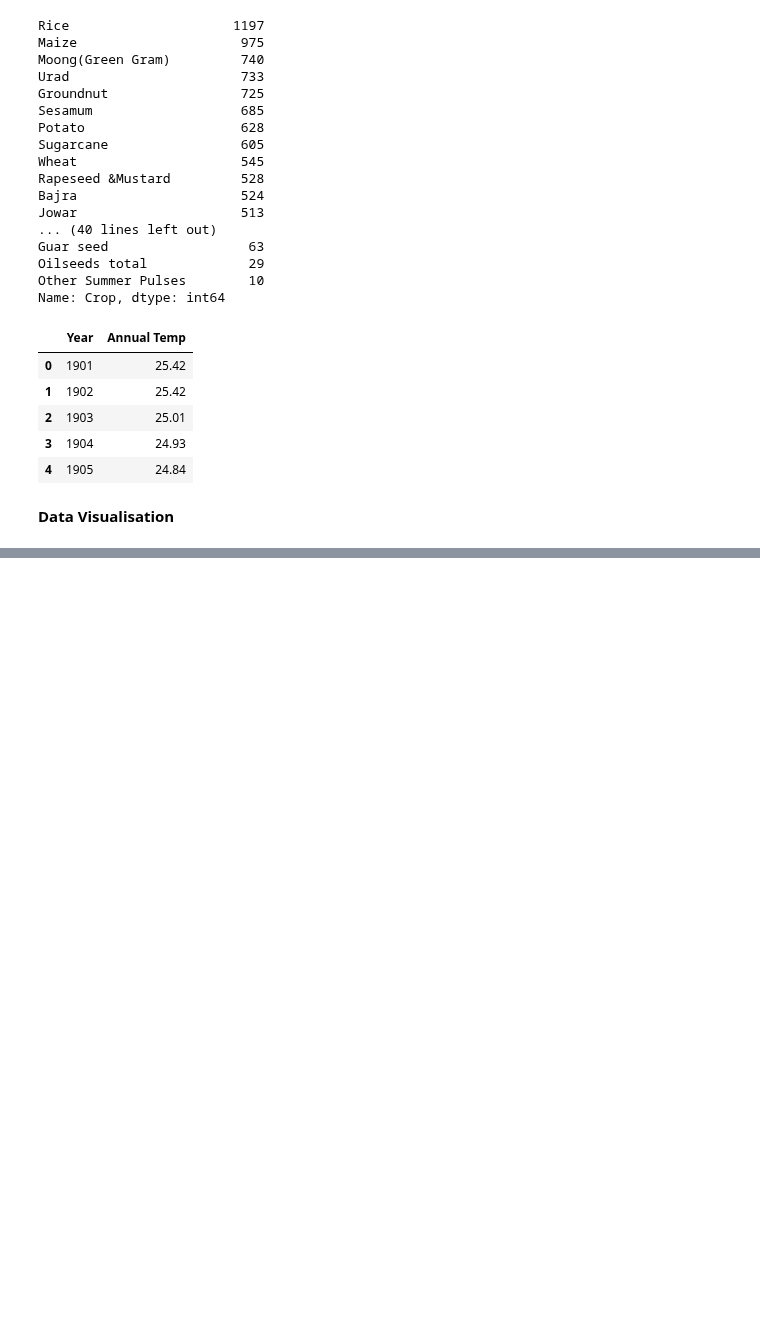
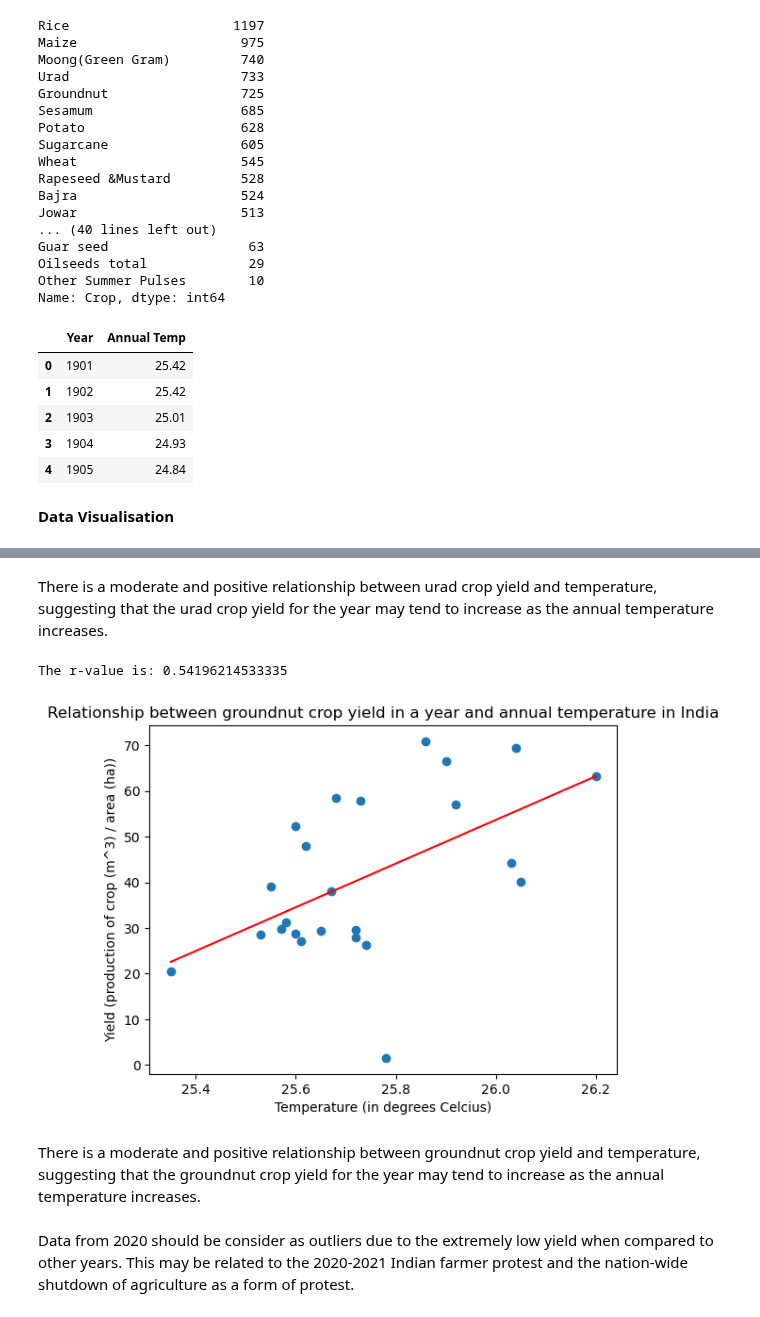
Before and after one commit to falconpunch082/da_bc-proj1, a Jupyter notebook: temperature_analysis.ipynb, the cells around one changed output, grey strips where cells are left out. Drawn from its saved outputs; the diff is of its cells as text; code cells hidden in the pictures; blank space fills up the shorter version.

Commit message:
Finalised temperature analysis

```diff
--- a/temperature_analysis.ipynb
+++ b/temperature_analysis.ipynb
@@ -236,12 +248,22 @@ The r-value is: 0.5728777049416955
+# %% [markdown]
+There is a moderate and positive relationship between urad crop yield and temperature, suggesting that the urad crop yield for the year may tend to increase as the annual temperature increases.
 # %%
 # Groundnut vs. Temperature visualisation
 groundnut_temp['Annual Temp'] = groundnut_temp['Annual Temp'].astype('float')
 groundnut_temp['Yield'] = groundnut_temp['Yield'].astype('float')
 regress_values, line_eq, rvalue = lin_reg(groundnut_temp['Annual Temp'], groundnut_temp['Yield'])
 plt.scatter(groundnut_temp['Annual Temp'], groundnut_temp['Yield'])
 plt.plot(groundnut_temp['Annual Temp'], regress_values, "r-")
-plt.title("Relationship between groun crop yield in a year and annual temperature in India")
+plt.title("Relationship between groundnut crop yield in a year and annual temperature in India")
 plt.xlabel("Temperature (in degrees Celcius)")
 plt.ylabel("Yield (production of crop (m^3) / area (ha))")
 print(f"The r-value is: {rvalue}")
+plt.savefig("output/Groundnut_yield_temp.png")
 plt.show()
+# %% [output]
+The r-value is: 0.54196214533335
+[figure, added]
+# %% [markdown]
+There is a moderate and positive relationship between groundnut crop yield and temperature, suggesting that the groundnut crop yield for the year may tend to increase as the annual temperature increases.
+# %% [markdown]
+Data from 2020 should be consider as outliers due to the extremely low yield when compared to other years. This may be related to the 2020-2021 Indian farmer protest and the nation-wide shutdown of agriculture as a form of protest.
```
Also changed, not shown: parts of 7 cells of this notebook, 5 other files.
